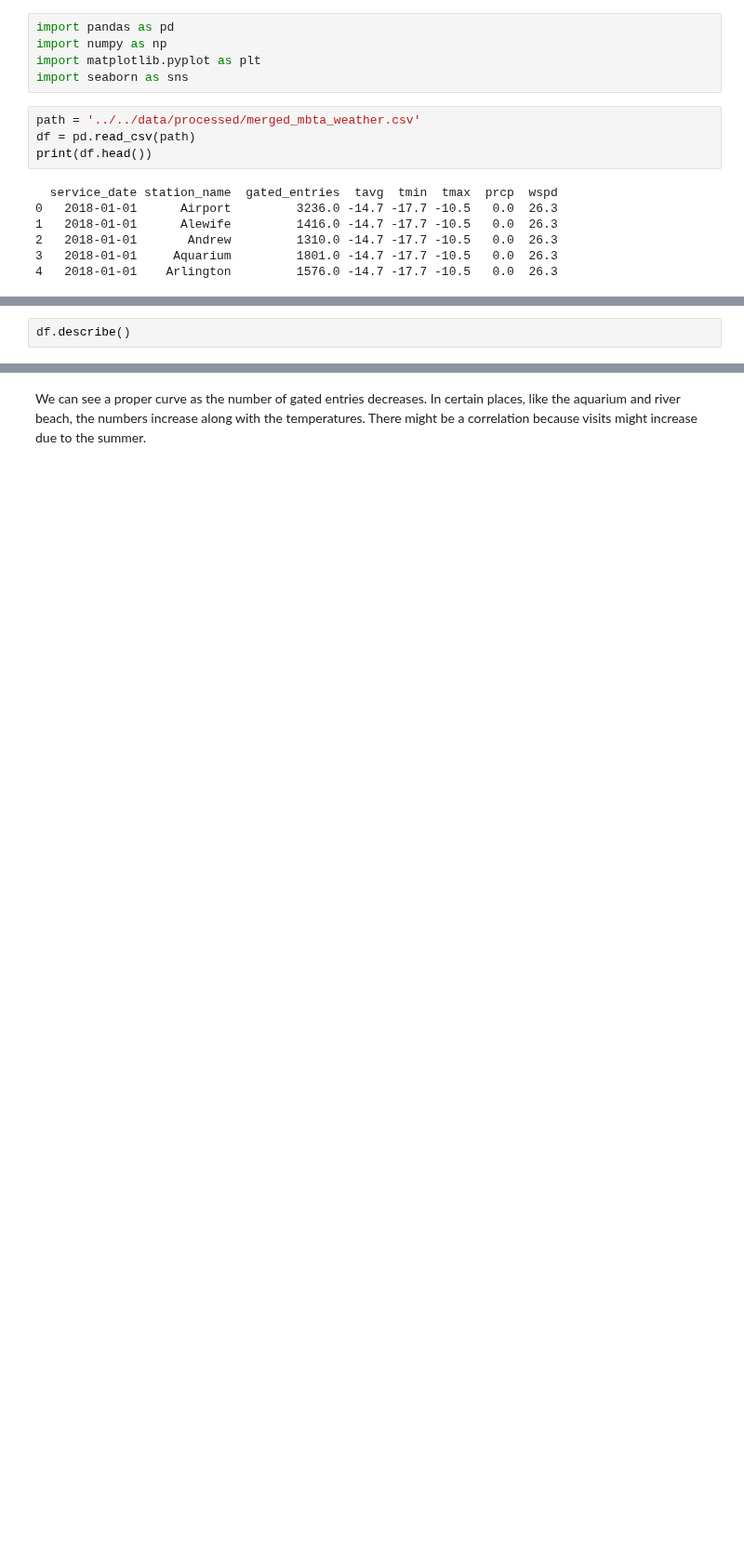
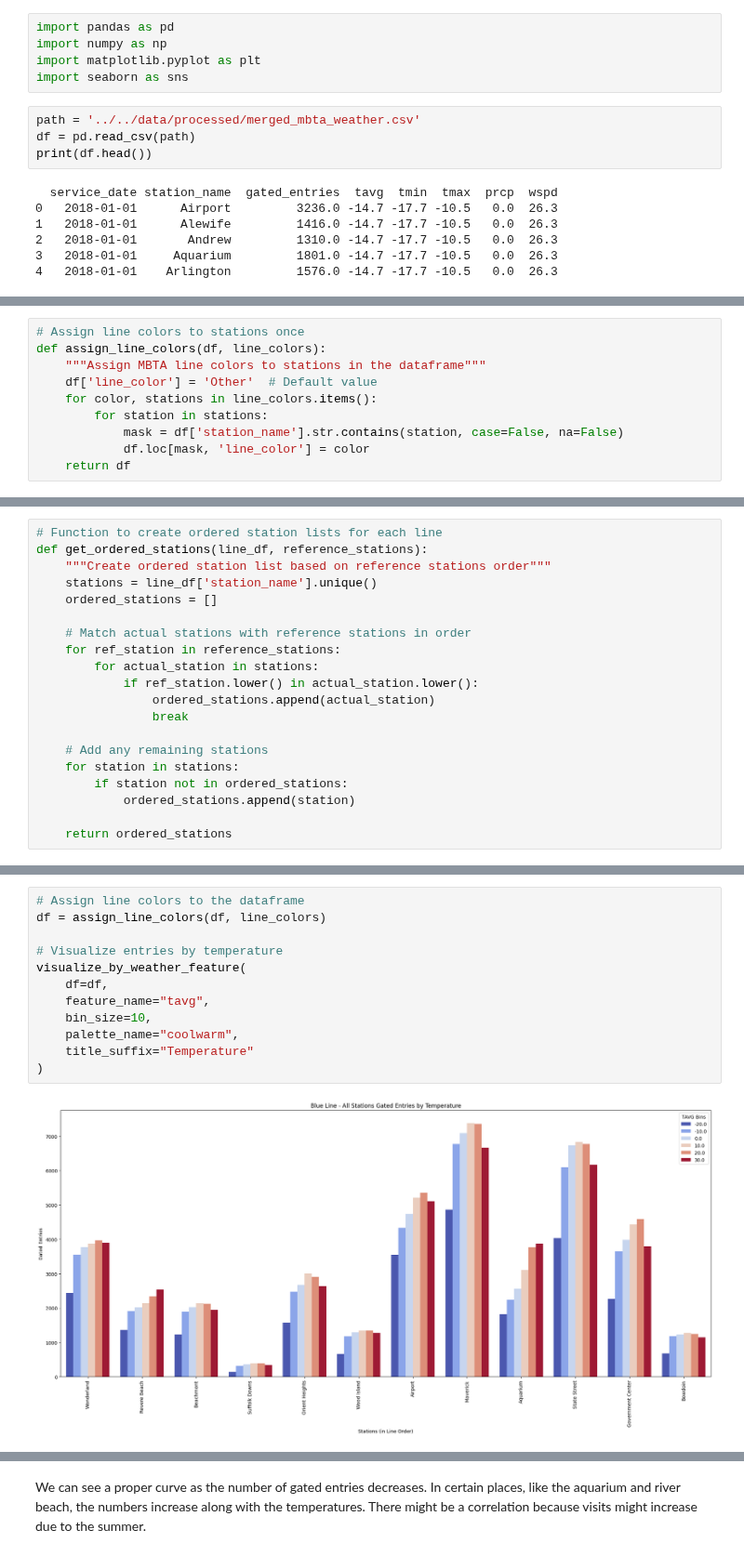
Before and after one commit to Marhvin/CS506-Project, a Jupyter notebook: src/data/sortedByLine.ipynb, the cells around one changed output, grey strips where cells are left out. Shown at 93% size. Saved outputs shown, nothing was run; the diff lists cells and outputs as text; blank space fills up the shorter version.

```diff
--- a/src/data/sortedByLine.ipynb
+++ b/src/data/sortedByLine.ipynb
@@ -40,2 +37,10 @@ Name: count, Length: 98, dtype: int64
 # %%
-df.describe()
+# Assign line colors to stations once
+def assign_line_colors(df, line_colors):
+    """Assign MBTA line colors to stations in the dataframe"""
+    df['line_color'] = 'Other'  # Default value
+    for color, stations in line_colors.items():
+        for station in stations:
+            mask = df['station_name'].str.contains(station, case=False, na=False)
+            df.loc[mask, 'line_color'] = color
+    return df
@@ -163,0 +47,20 @@ plt.show()
+# %%
+# Function to create ordered station lists for each line
+def get_ordered_stations(line_df, reference_stations):
+    """Create ordered station list based on reference stations order"""
+    stations = line_df['station_name'].unique()
+    ordered_stations = []
+
+    # Match actual stations with reference stations in order
+    for ref_station in reference_stations:
+        for actual_station in stations:
+            if ref_station.lower() in actual_station.lower():
+                ordered_stations.append(actual_station)
+                break
+
+    # Add any remaining stations
+    for station in stations:
+        if station not in ordered_stations:
+            ordered_stations.append(station)
+
+    return ordered_stations
@@ -163,0 +119,14 @@ plt.show()
+# %%
+# Assign line colors to the dataframe
+df = assign_line_colors(df, line_colors)
+
+# Visualize entries by temperature
+visualize_by_weather_feature(
+    df=df,
+    feature_name="tavg",
+    bin_size=10,
+    palette_name="coolwarm",
+    title_suffix="Temperature"
+)
+# %% [output]
+[figure, added]
```
Also changed, not shown: parts of 9 cells of this notebook.
